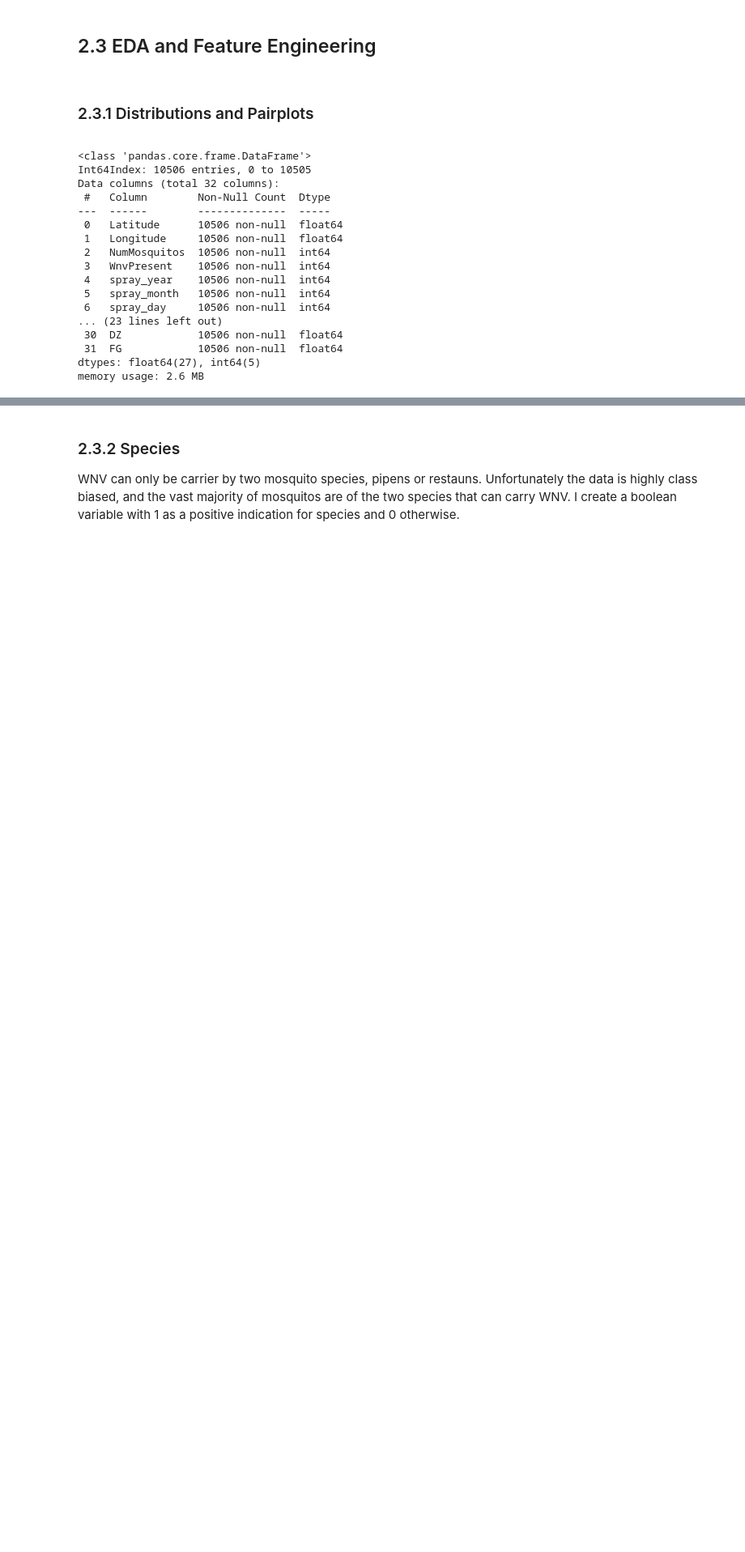
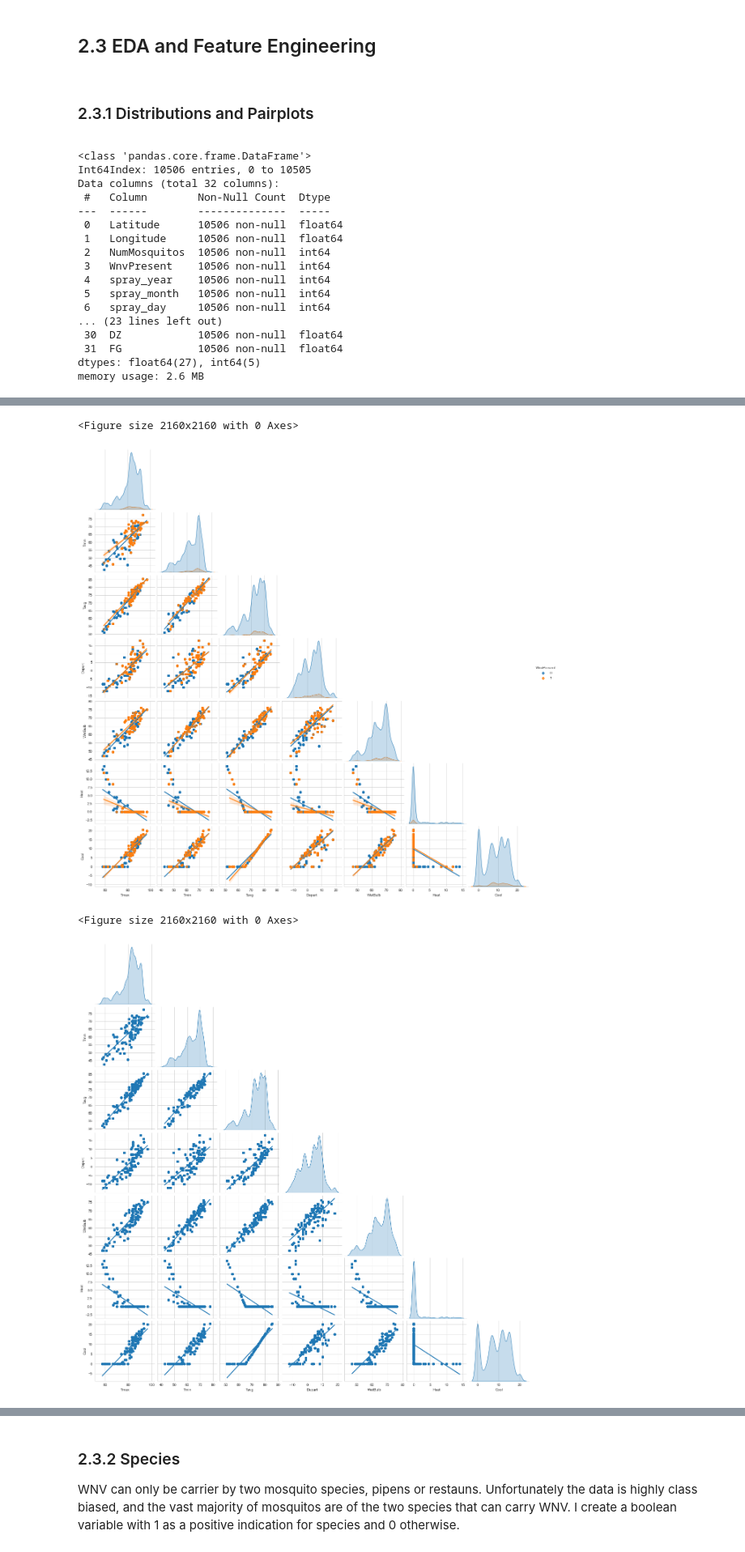
Before and after one commit to jonjacobs24/wnv-prediction, a Jupyter notebook: 01 EDA 2.ipynb, the cells around one changed output, grey strips where cells are left out. Shown at 81% size. Saved outputs shown, nothing was run; the diff lists cells and outputs as text; code cells hidden in the pictures; blank space fills up the shorter version.

```diff
--- a/01 EDA 2.ipynb
+++ b/01 EDA 2.ipynb
@@ -612,0 +629,9 @@ NameError: name 'filename' is not defined
+# %%
+vars2= ['Tmax','Tmin','Tavg','Depart','WetBulb','Heat','Cool']
+p_plot(df_num,vars2,'./plots/temp_pair_plots_hued.png',h=True)
+p_plot(df_num,vars2,'./plots/temp_pair_plots.png')
+# %% [output]
+<Figure size 2160x2160 with 0 Axes>
+[figure, added]
+<Figure size 2160x2160 with 0 Axes>
+[figure, added]
```
Also changed, not shown: parts of 76 cells of this notebook, 7 other files.
